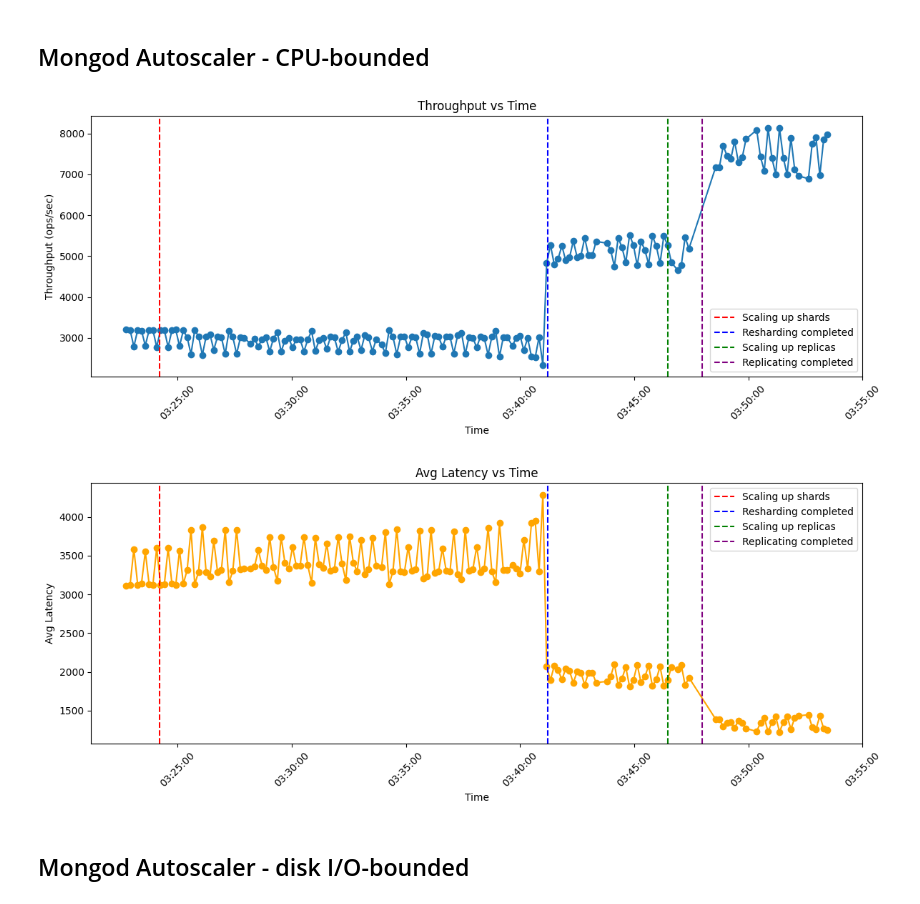
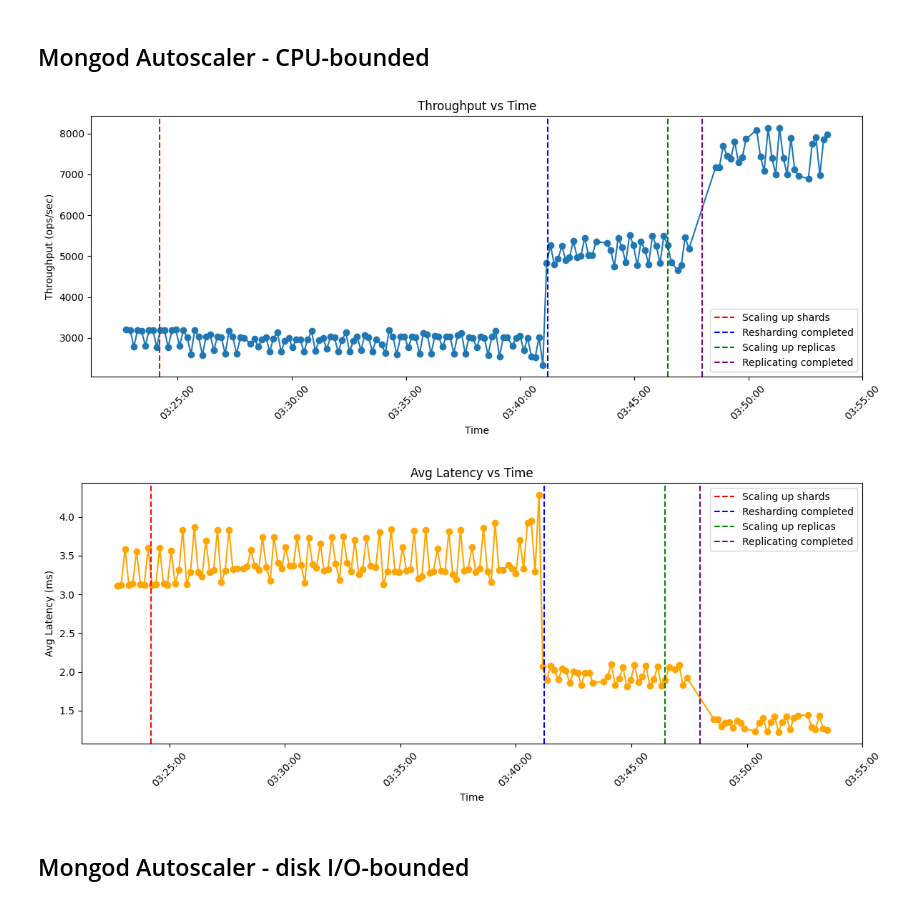
Before and after one commit to Chen-Si-An/Autoscaling, a Jupyter notebook: MongoDB/result/Autoscaling.ipynb, the cells around one changed output. Cells and saved outputs as stored; diff of their text form; code cells hidden in the pictures.

```diff
--- a/MongoDB/result/Autoscaling.ipynb
+++ b/MongoDB/result/Autoscaling.ipynb
@@ -117,7 +117,7 @@ for f in files:
             if match:
                 times.append(datetime.strptime(match.group(1), '%H:%M:%S'))
                 throughputs.append(float(match.group(2)))
-                latencies.append(float(match.group(3)))
+                latencies.append(float(match.group(3)) / 1000)
 
 highlight_times = [
     (datetime.strptime('05:23:21', '%H:%M:%S'), "Scaling up mongos", 'red'),
@@ -144,7 +144,7 @@ ax.plot(times, latencies, marker='o', color='orange')
 for ht, label, color in highlight_times:
     ax.axvline(x=ht, color=color, linestyle='--', label=label)
 ax.set_xlabel('Time')
-ax.set_ylabel('Avg Latency')
+ax.set_ylabel('Avg Latency (ms)')
 ax.set_title('Avg Latency vs Time')
 ax.xaxis.set_major_formatter(mdates.DateFormatter('%H:%M:%S'))
 plt.xticks(rotation=45)
@@ -180,7 +180,7 @@ for f in files:
             if match:
                 times.append(datetime.strptime(match.group(1), '%H:%M:%S'))
                 throughputs.append(float(match.group(2)))
-                latencies.append(float(match.group(3)))
+                latencies.append(float(match.group(3)) / 1000)
 
 highlight_times = [
     (datetime.strptime('03:24:12', '%H:%M:%S'), "Scaling up shards", 'red'),
@@ -190,35 +190,35 @@ highlight_times = [
 ]
 
 # Plot throughput vs time
 fig, ax = plt.subplots(figsize=(12, 5))
 ax.plot(times, throughputs, marker='o')
 for ht, label, color in highlight_times:
     ax.axvline(x=ht, color=color, linestyle='--', label=label)
 ax.set_xlabel('Time')
 ax.set_ylabel('Throughput (ops/sec)')
 ax.set_title('Throughput vs Time')
 ax.xaxis.set_major_formatter(mdates.DateFormatter('%H:%M:%S'))
 plt.xticks(rotation=45)
 plt.legend()
 plt.tight_layout()
 plt.show()
 
 # Plot latency vs time
 fig, ax = plt.subplots(figsize=(12, 5))
 ax.plot(times, latencies, marker='o', color='orange')
 for ht, label, color in highlight_times:
     ax.axvline(x=ht, color=color, linestyle='--', label=label)
 ax.set_xlabel('Time')
-ax.set_ylabel('Avg Latency')
+ax.set_ylabel('Avg Latency (ms)')
 ax.set_title('Avg Latency vs Time')
 ax.xaxis.set_major_formatter(mdates.DateFormatter('%H:%M:%S'))
 plt.xticks(rotation=45)
 plt.legend()
 plt.tight_layout()
 plt.show()
 # %% [output]
 [figure]
-[figure, old version]
+[figure, new version]
 # %% [markdown]
 ## Mongod Autoscaler - disk I/O-bounded
 # %%
```
Also changed, not shown: parts of 2 cells of this notebook.
